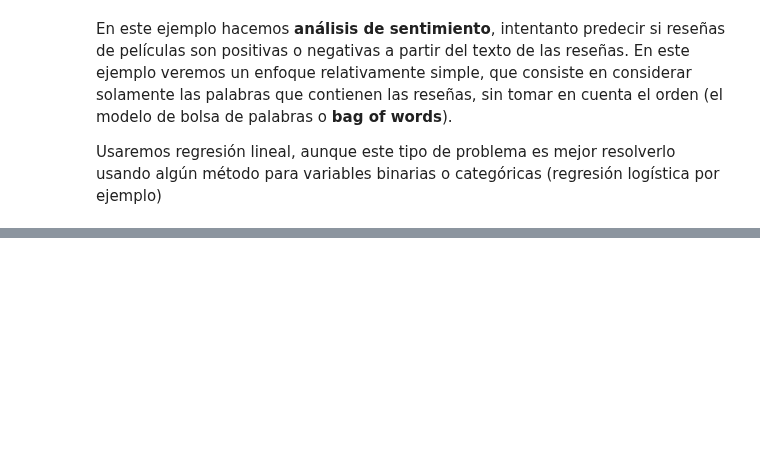
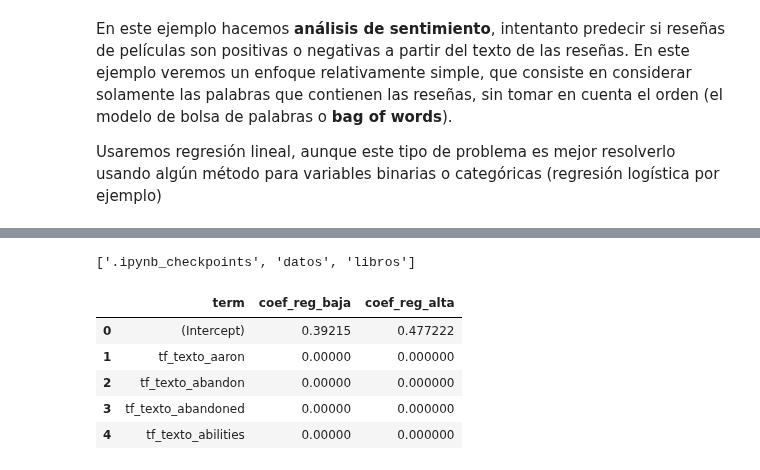
Before and after one commit to CAMM961001/itam-mcd, a Jupyter notebook: aprendizaje-automatico/libros/tarea04.ipynb, the cells around one changed output, grey strips where cells are left out. Drawn from its saved outputs; the diff is of its cells as text; code cells hidden in the pictures; blank space fills up the shorter version.

```diff
--- a/aprendizaje-automatico/libros/tarea04.ipynb
+++ b/aprendizaje-automatico/libros/tarea04.ipynb
@@ -55,0 +75,18 @@ tienen coeficiente positivo y cuáles negativo?
+# %%
+path_asignatura = "aprendizaje-automatico"
+path_asignatura = os.path.join(path_universal, path_asignatura)
+os.listdir(path_asignatura)
+# %% [output]
+['.ipynb_checkpoints', 'datos', 'libros']
+# %%
+#Se obtiene dataset original
+file_path = "datos\\coefs_2mod.csv"
+coefs = pd.read_csv(os.path.join(path_asignatura, file_path))
+coefs.head()
+# %% [output]
+|  | term | coef_reg_baja | coef_reg_alta |
+| 0 | (Intercept) | 0.39215 | 0.477222 |
+| 1 | tf_texto_aaron | 0.00000 | 0.000000 |
+| 2 | tf_texto_abandon | 0.00000 | 0.000000 |
+| 3 | tf_texto_abandoned | 0.00000 | 0.000000 |
+| 4 | tf_texto_abilities | 0.00000 | 0.000000 |
```
Also changed, not shown: parts of 8 cells of this notebook.
